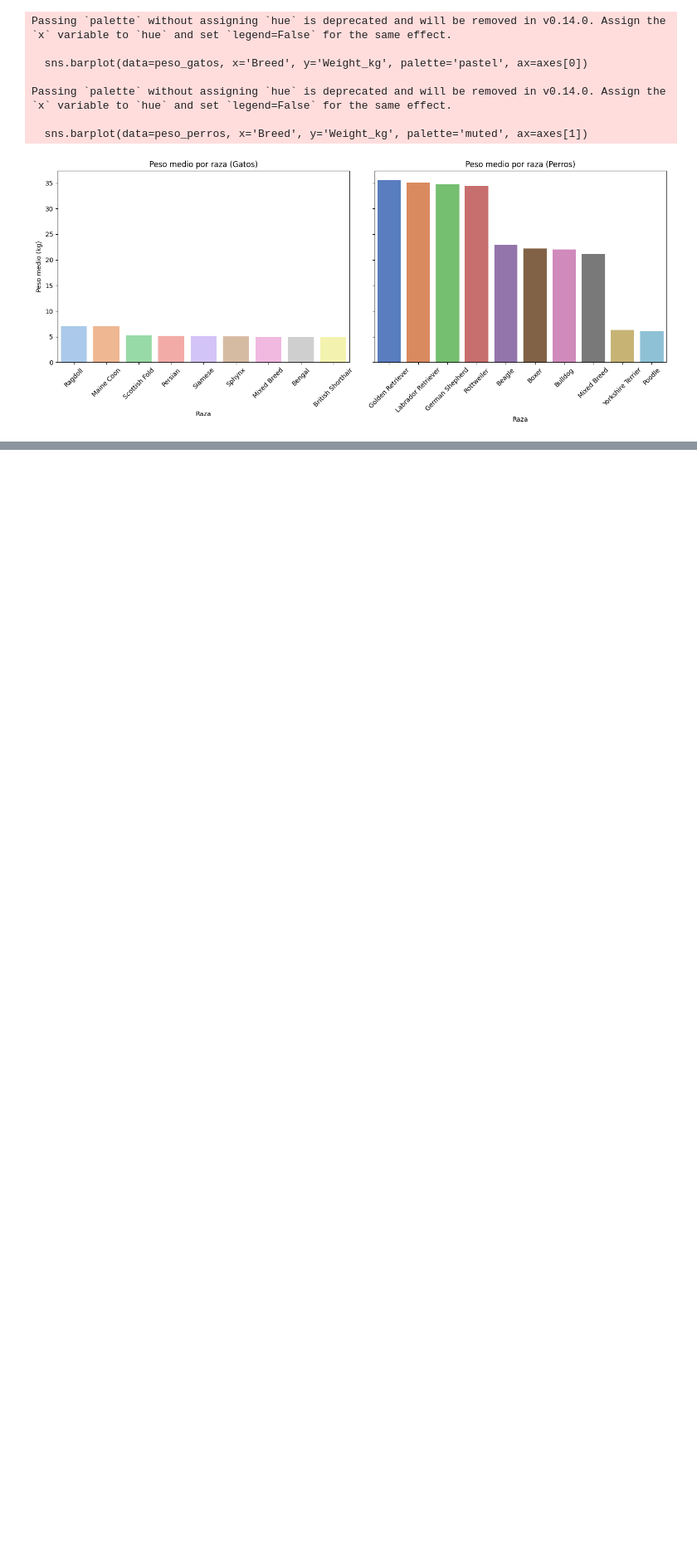
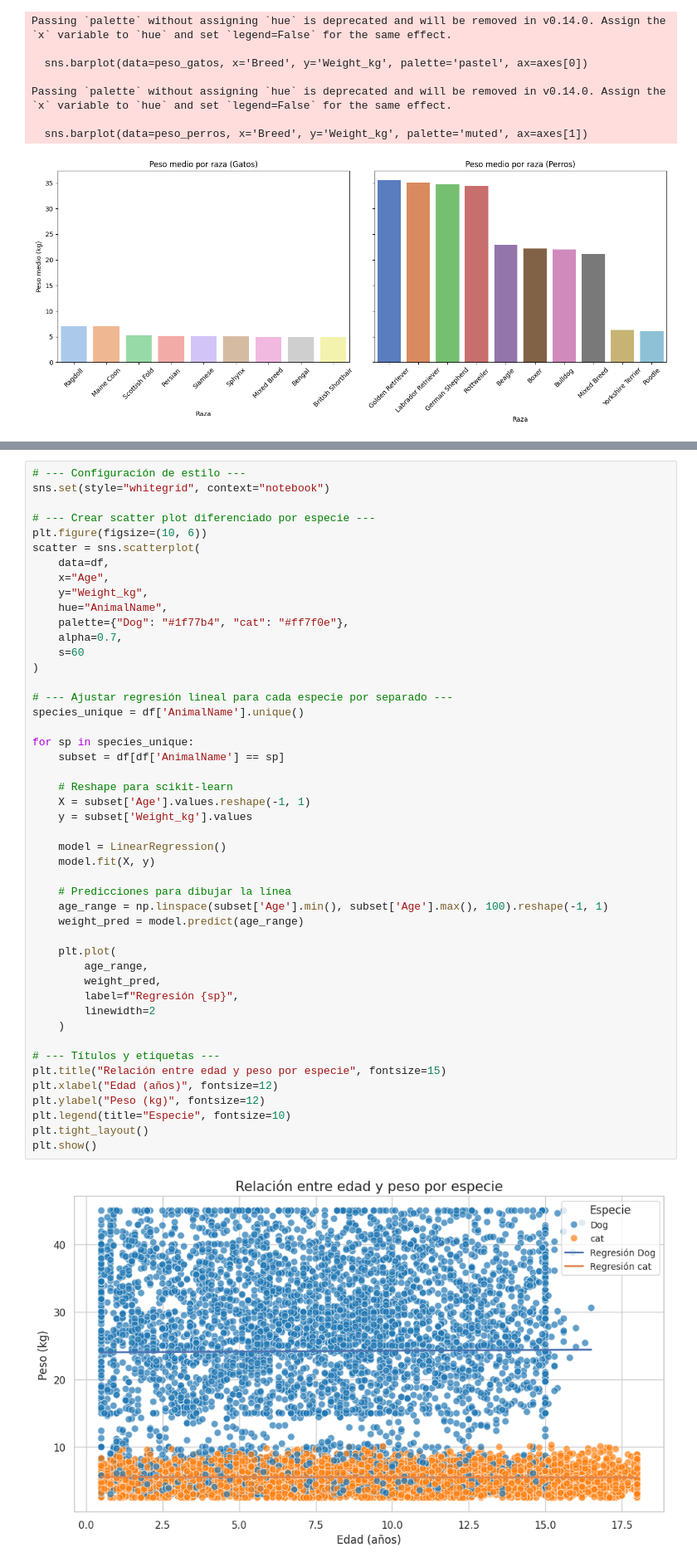
Before and after one commit to Bootcamp-Data-Analyst/p5-analisis_exploratorio_datos-g5, a Jupyter notebook: EDA_Veterinary_Clinical_Dataset.ipynb, the cells around one changed output, grey strips where cells are left out. Shown at 83% size. Drawn from its saved outputs; the diff is of its cells as text; blank space fills up the shorter version.

```diff
--- a/EDA_Veterinary_Clinical_Dataset.ipynb
+++ b/EDA_Veterinary_Clinical_Dataset.ipynb
@@ -544,0 +598,49 @@ Passing `palette` without assigning `hue` is deprecated and will be removed in v
+# %%
+# --- Configuración de estilo ---
+sns.set(style="whitegrid", context="notebook")
+
+# --- Crear scatter plot diferenciado por especie ---
+plt.figure(figsize=(10, 6))
+scatter = sns.scatterplot(
+    data=df,
+    x="Age",
+    y="Weight_kg",
+    hue="AnimalName",
+    palette={"Dog": "#1f77b4", "cat": "#ff7f0e"},
+    alpha=0.7,
+    s=60
+)
+
+# --- Ajustar regresión lineal para cada especie por separado ---
+species_unique = df['AnimalName'].unique()
+
+for sp in species_unique:
+    subset = df[df['AnimalName'] == sp]
+
+    # Reshape para scikit-learn
+    X = subset['Age'].values.reshape(-1, 1)
+    y = subset['Weight_kg'].values
+
+    model = LinearRegression()
+    model.fit(X, y)
+
+    # Predicciones para dibujar la línea
+    age_range = np.linspace(subset['Age'].min(), subset['Age'].max(), 100).reshape(-1, 1)
+    weight_pred = model.predict(age_range)
+
+    plt.plot(
+        age_range,
+        weight_pred,
+        label=f"Regresión {sp}",
+        linewidth=2
+    )
+
+# --- Títulos y etiquetas ---
+plt.title("Relación entre edad y peso por especie", fontsize=15)
+plt.xlabel("Edad (años)", fontsize=12)
+plt.ylabel("Peso (kg)", fontsize=12)
+plt.legend(title="Especie", fontsize=10)
+plt.tight_layout()
+plt.show()
+# %% [output]
+[figure, added]
```
Also changed, not shown: parts of 12 cells of this notebook.
